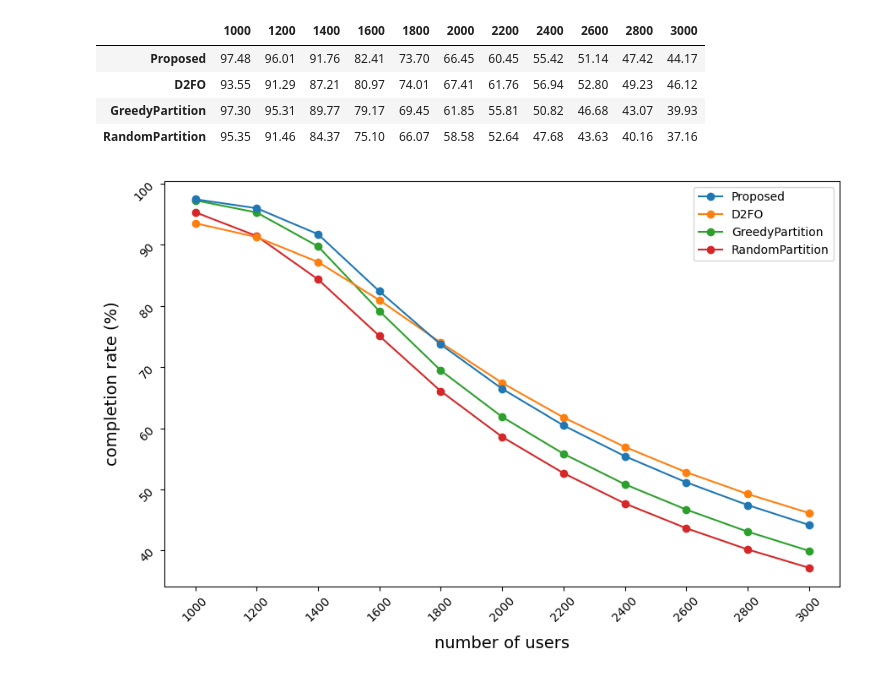
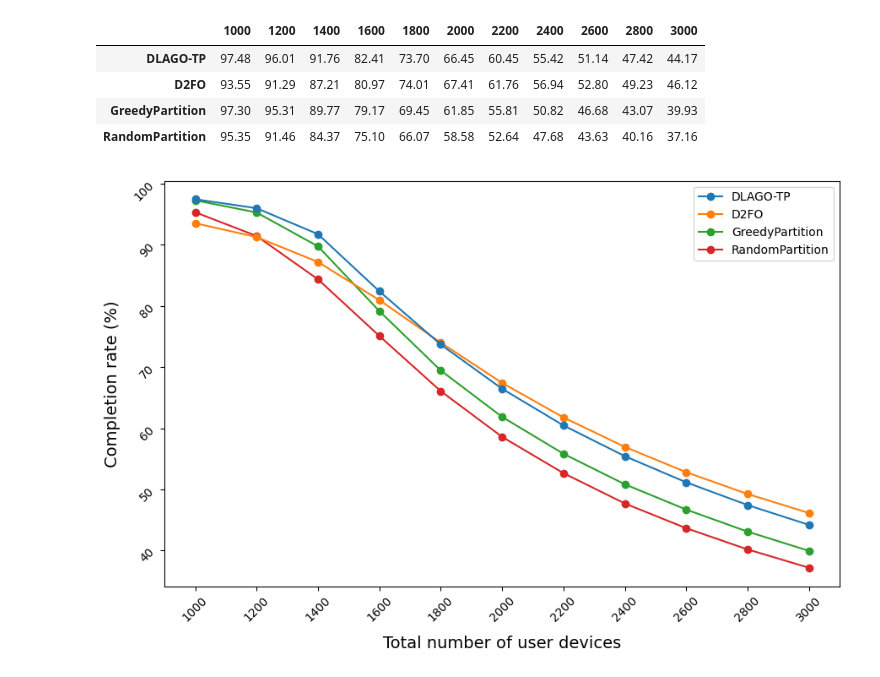
Before and after one commit to TimHung000/thesis, a Jupyter notebook: res.ipynb, the cells around one changed output. Drawn from its saved outputs; the diff is of its cells as text; code cells hidden in the pictures.

Commit message:
change proposed to DLAGO-TP

```diff
--- a/res.ipynb
+++ b/res.ipynb
@@ -156,37 +227,37 @@ x_values = range(len(columns))
 ax1 = fig1.add_axes([0.1,0.1,0.8,0.8])
 ax1.tick_params(labelrotation=45)
 
 p0 = ax1.plot(x_values, completion_rate_df.iloc[0], marker='o', zorder=7)
 p1 = ax1.plot(x_values, completion_rate_df.iloc[1], marker='o', zorder=6)
 p2 = ax1.plot(x_values, completion_rate_df.iloc[2], marker='o', zorder=5)
 p3 = ax1.plot(x_values, completion_rate_df.iloc[3], marker='o', zorder=4)
 # p4 = ax1.plot(x_values, completion_rate_df.iloc[4], marker='o', zorder=3)
 # p5 = ax1.plot(x_values, completion_rate_df.iloc[5], marker='o', zorder=2)
 # p6 = ax1.plot(x_values, completion_rate_df.iloc[6], marker='o', zorder=1)
 
 
 ax1.legend(handles=[p0[0], p1[0], p2[0], p3[0]],
            labels=[completion_rate_df.iloc[0].name, completion_rate_df.iloc[1].name, completion_rate_df.iloc[2].name, completion_rate_df.iloc[3].name])
 
 # ax1.legend(handles=[p0[0], p1[0], p2[0], p3[0], p4[0], p5[0], p6[0]],
 #            labels=[completion_rate_df.iloc[0].name, completion_rate_df.iloc[1].name, completion_rate_df.iloc[2].name, completion_rate_df.iloc[3].name,
 #                    completion_rate_df.iloc[4].name, completion_rate_df.iloc[5].name, completion_rate_df.iloc[6].name])
 
 
-plt.ylabel('completion rate (%)', labelpad=10, fontsize=14)
+plt.ylabel('Completion rate (%)', labelpad=10, fontsize=14)
 # plt.yticks([0.7, 0.75, 0.8, 0.85, 0.9, 0.95, 1.0])
-plt.xlabel('number of users', labelpad=10, fontsize=14)
+plt.xlabel('Total number of user devices', labelpad=10, fontsize=14)
 plt.xticks(x_values, columns)
 # plt.title("Completion Rate", pad=20, fontsize=16)
 plt.show()
 fig1.savefig(f'{vec_directory}/completion_rate_graph.svg', format="svg", bbox_inches = "tight")
 # %% [output]
 |  | 1000 | 1200 | 1400 | 1600 | 1800 | 2000 | 2200 | 2400 | 2600 | 2800 | 3000 |
-| Proposed | 97.48 | 96.01 | 91.76 | 82.41 | 73.70 | 66.45 | 60.45 | 55.42 | 51.14 | 47.42 | 44.17 |
+| DLAGO-TP | 97.48 | 96.01 | 91.76 | 82.41 | 73.70 | 66.45 | 60.45 | 55.42 | 51.14 | 47.42 | 44.17 |
 | D2FO | 93.55 | 91.29 | 87.21 | 80.97 | 74.01 | 67.41 | 61.76 | 56.94 | 52.80 | 49.23 | 46.12 |
 | GreedyPartition | 97.30 | 95.31 | 89.77 | 79.17 | 69.45 | 61.85 | 55.81 | 50.82 | 46.68 | 43.07 | 39.93 |
 | RandomPartition | 95.35 | 91.46 | 84.37 | 75.10 | 66.07 | 58.58 | 52.64 | 47.68 | 43.63 | 40.16 | 37.16 |
-[figure, old version]
+[figure, new version]
 # %%
 import pandas as pd
 import matplotlib.pyplot as plt
```
Also changed, not shown: parts of 6 cells of this notebook, 4 other files.
